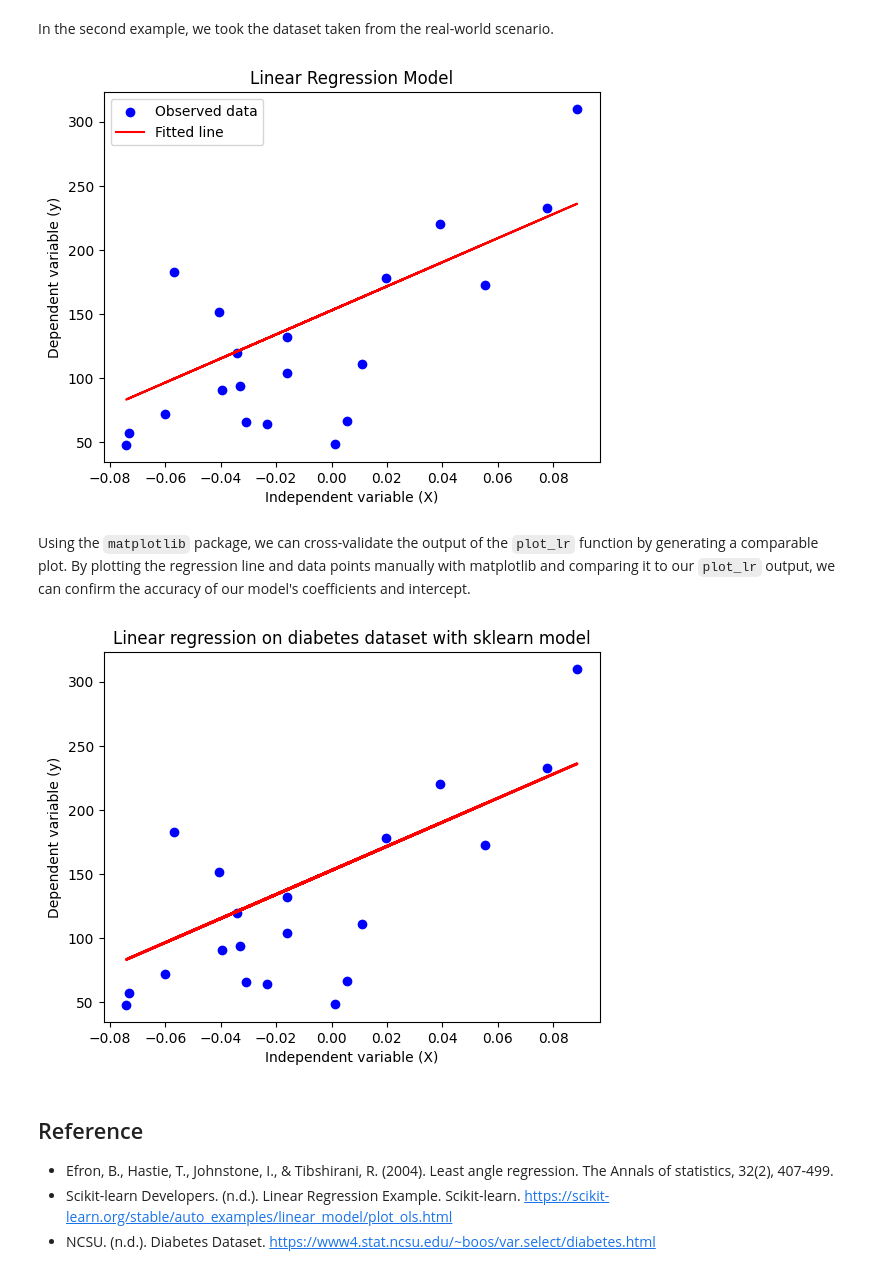
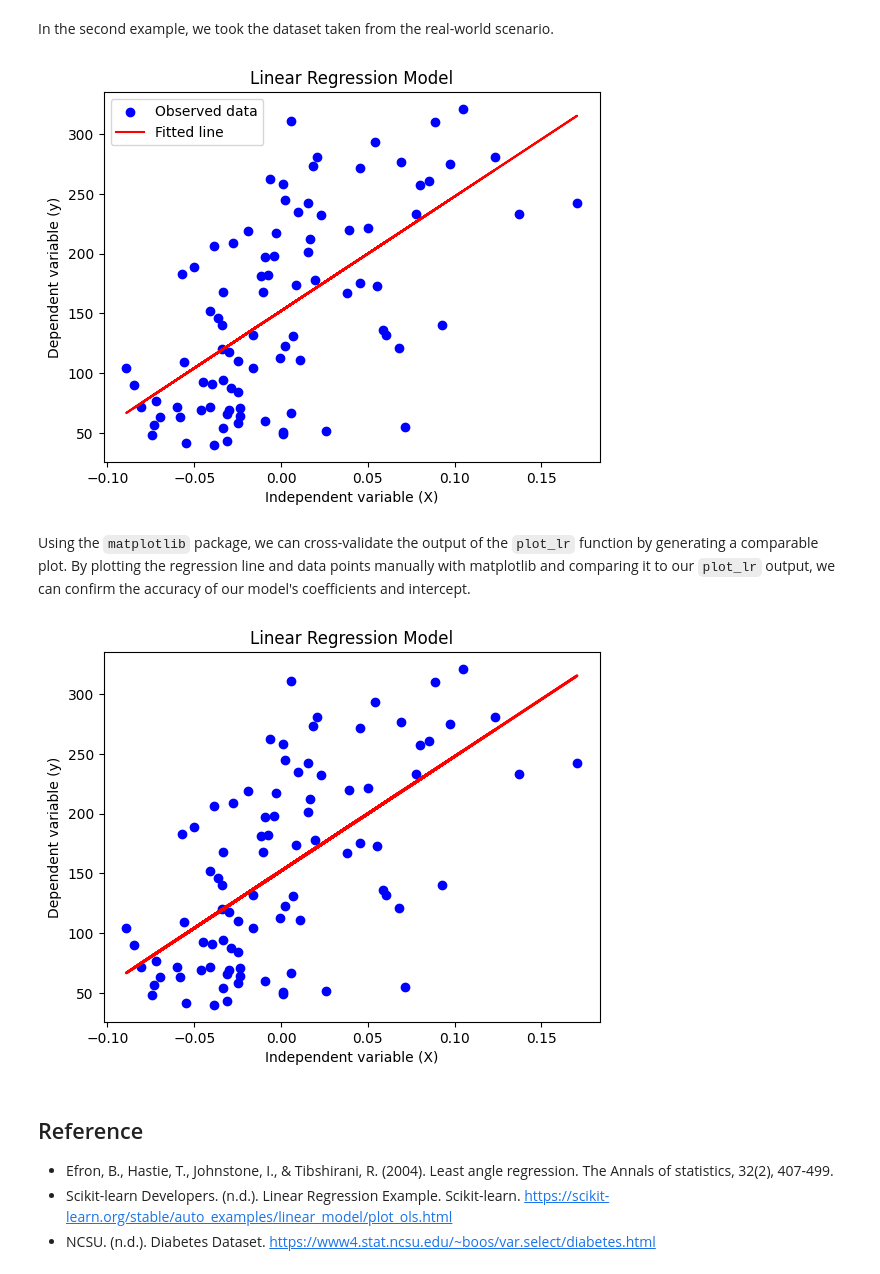
Before and after one commit to UBC-MDS/DSCI524_group_22, a Jupyter notebook: docs/example.ipynb, the cells around one changed output. Saved outputs shown, nothing was run; the diff lists cells and outputs as text; code cells hidden in the pictures.

Commit message:
fix: change the rato of train and test

```diff
--- a/docs/example.ipynb
+++ b/docs/example.ipynb
@@ -61,10 +61,10 @@ diabetes_X, diabetes_y = datasets.load_diabetes(return_X_y=True)
 diabetes_X = diabetes_X[:, np.newaxis, 2]
 
 # Split the data into training/testing sets
-diabetes_X_train = diabetes_X[:-20]
-diabetes_X_test = diabetes_X[-20:]
-diabetes_y_train = diabetes_y[:-20]
-diabetes_y_test = diabetes_y[-20:]
+diabetes_X_train = diabetes_X[:-90]
+diabetes_X_test = diabetes_X[-90:]
+diabetes_y_train = diabetes_y[:-90]
+diabetes_y_test = diabetes_y[-90:]
 
 # Apply the Coordinate Descent algorithm
 intercept_diabetes, coef_diabetes, _ = coordinate_descent(diabetes_X_train, diabetes_y_train)
@@ -139,20 +139,20 @@ In the second example, we took the dataset taken from the real-world scenario.
 plot_2 = plot_lr(diabetes_X_test, diabetes_y_test, intercept_s_diabetes,
                   coef_s_diabetes)
 # %% [output]
-[figure, old version]
+[figure, new version]
 # %% [markdown]
 Using the `matplotlib` package, we can cross-validate the output of the `plot_lr` function by generating a comparable plot. By plotting the regression line and data points manually with matplotlib and comparing it to our `plot_lr` output, we can confirm the accuracy of our model's coefficients and intercept.
 # %%
 # Plot outputs from sklearn for diabetes dataset
 plt.scatter(diabetes_X_test, diabetes_y_test, color="blue")
 plt.plot(diabetes_X_test, diabetes_y_pred, color="red", linewidth=2)
-plt.title('Linear regression')
+plt.title('Linear Regression Model')
 plt.xlabel('Independent variable (X)')
 plt.ylabel('Dependent variable (y)')
 
 plt.show()
 # %% [output]
-[figure, old version]
+[figure, new version]
 # %% [markdown]
 ## Reference
 - Efron, B., Hastie, T., Johnstone, I., & Tibshirani, R. (2004). Least angle regression. The Annals of statistics, 32(2), 407-499.
```
Also changed, not shown: parts of 2 cells of this notebook.
